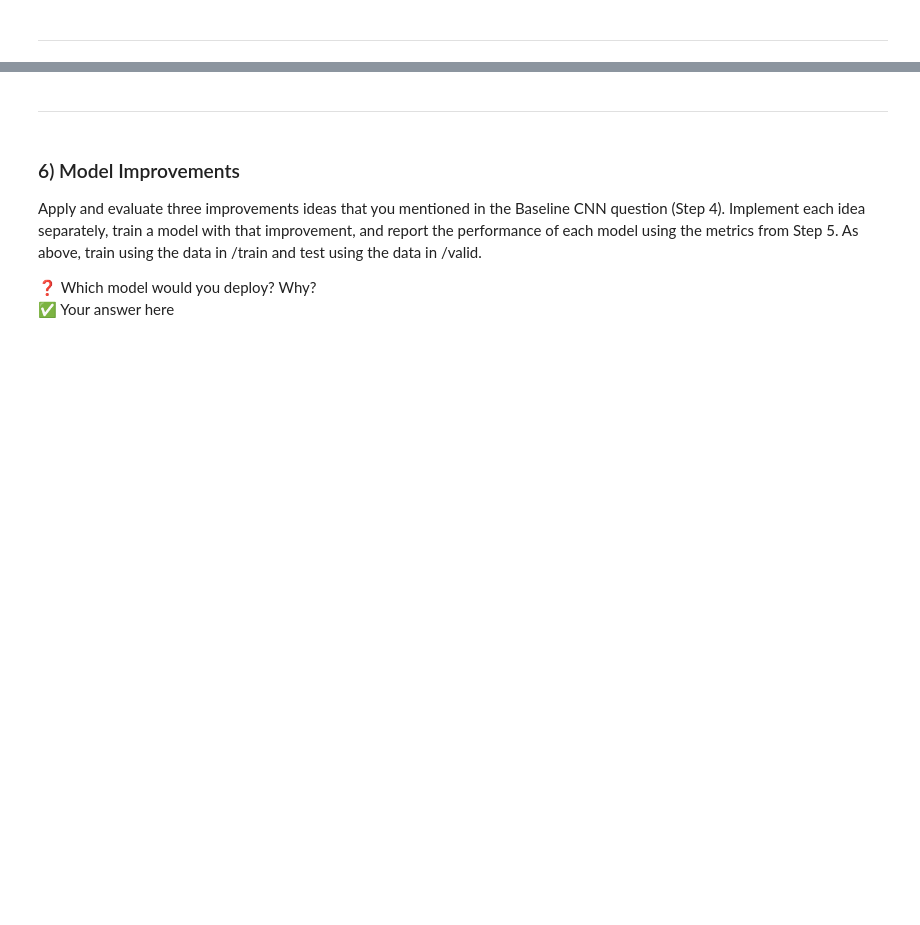
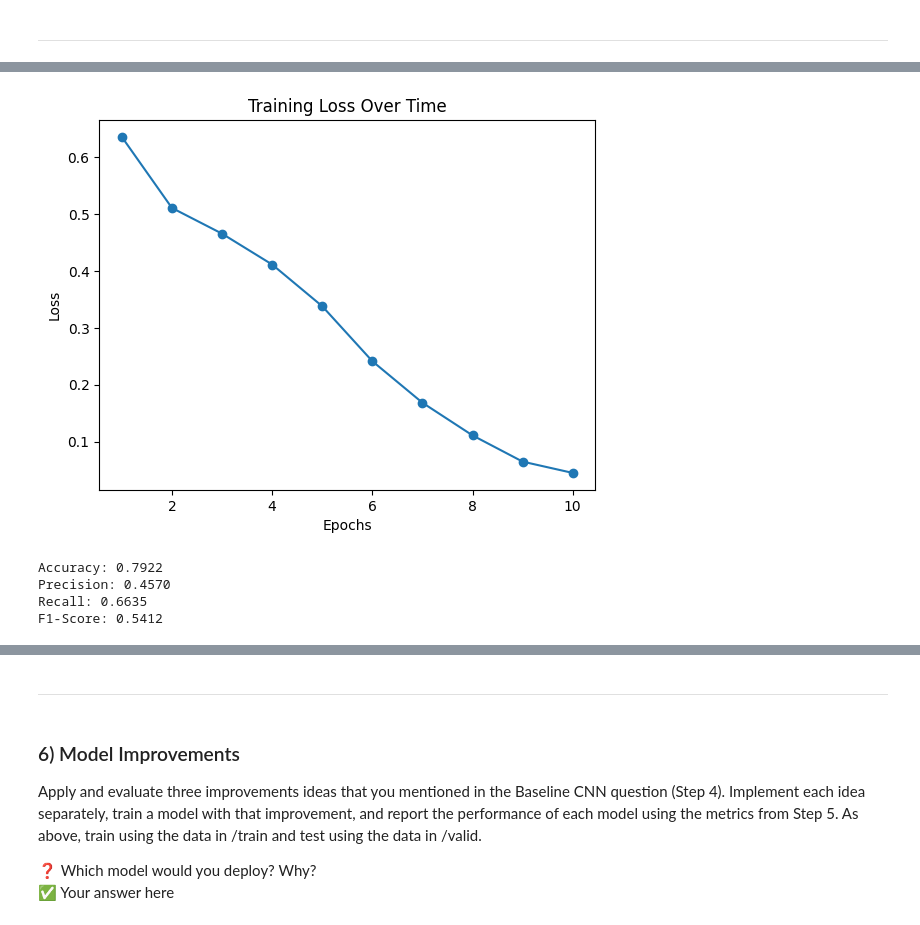
Before and after one commit to Nervith/MLAssignment2, a Jupyter notebook: W2025/Assignments/Assignment2/Ass2_SYSC4415_W25.ipynb, the cells around one changed output, grey strips where cells are left out. Cells and saved outputs as stored; diff of their text form; code cells hidden in the pictures; blank space fills up the shorter version.

```diff
--- a/W2025/Assignments/Assignment2/Ass2_SYSC4415_W25.ipynb
+++ b/W2025/Assignments/Assignment2/Ass2_SYSC4415_W25.ipynb
@@ -233,0 +422,39 @@ Display the confusion matrix.
+# %%
+import torch.nn as nn
+import torch.optim as optim
+
+device = torch.device("cuda" if torch.cuda.is_available() else "cpu")
+model = FireHydrantCNN().to(device)
+
+criterion = nn.BCELoss()  # Binary Cross Entropy Loss
+optimizer = optim.Adam(model.parameters(), lr=0.001)
+
+num_epochs = 10
+train_losses = []
+
+for epoch in range(num_epochs):
+    model.train()
+    running_loss = 0.0
+
+    for images, labels in train_loader:
+        images, labels = images.to(device), labels.to(device).float().unsqueeze(1)
+
+        optimizer.zero_grad()
+        outputs = model(images)
+        loss = criterion(outputs, labels)
+        loss.backward()
+        optimizer.step()
+
+        running_loss += loss.item()
+
+    epoch_loss = running_loss / len(train_loader)
+    train_losses.append(epoch_loss)
+    print(f"Epoch {epoch+1}/{num_epochs}, Loss: {epoch_loss:.4f}")
+
+import matplotlib.pyplot as plt
+plt.plot(range(1, num_epochs+1), train_losses, marker='o')
+plt.xlabel("Epochs")
+plt.ylabel("Loss")
+plt.title("Training Loss Over Time")
+plt.show()
+# %% [output]
@@ -233,0 +471,33 @@ Display the confusion matrix.
+[figure, added]
+# %%
+from sklearn.metrics import accuracy_score, precision_score, recall_score, f1_score
+import torch
+
+model.eval()
+all_preds, all_labels = [], []
+
+with torch.no_grad():
+    for images, labels in valid_loader:
+        images = images.to(device)
+        labels = labels.cpu().numpy()
+
+        outputs = model(images).cpu().numpy()
+        preds = (outputs > 0.5).astype(int)  # Convert probabilities to binary predictions
+
+        all_preds.extend(preds.flatten())
+        all_labels.extend(labels.flatten())
+
+accuracy = accuracy_score(all_labels, all_preds)
+precision = precision_score(all_labels, all_preds)
+recall = recall_score(all_labels, all_preds)
+f1 = f1_score(all_labels, all_preds)
+
+print(f"Accuracy: {accuracy:.4f}")
+print(f"Precision: {precision:.4f}")
+print(f"Recall: {recall:.4f}")
+print(f"F1-Score: {f1:.4f}")
+# %% [output]
+Accuracy: 0.7922
+Precision: 0.4570
+Recall: 0.6635
+F1-Score: 0.5412
```
Also changed, not shown: parts of 23 cells of this notebook.
